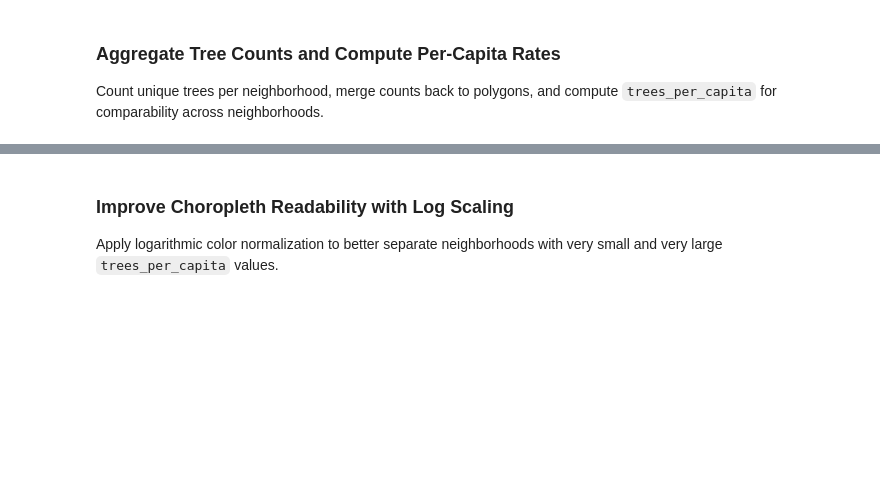
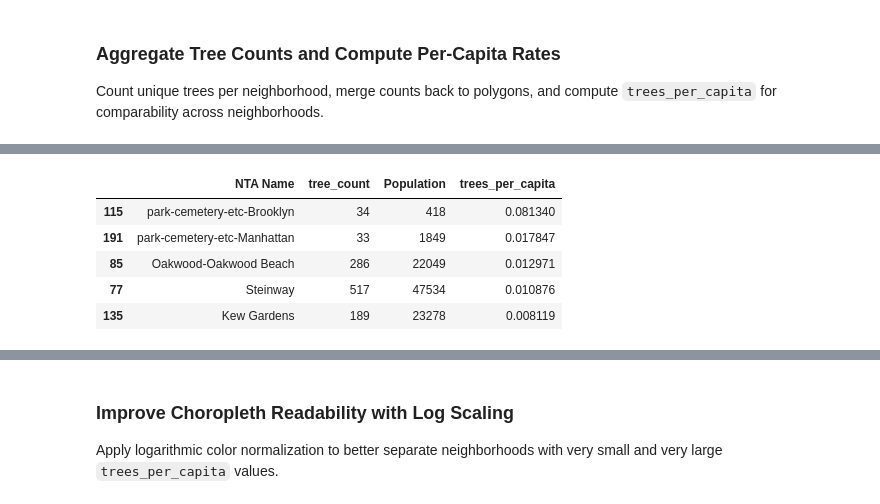
Before and after one commit to bilalpervaiz/Geospatial-Data-Analytics-with-GeoPandas-and-Matplotlib-and-OSMnx-OverPy, a Jupyter notebook: Geospatial_Data_Analytics.ipynb, the cells around one changed output, grey strips where cells are left out. Saved outputs shown, nothing was run; the diff lists cells and outputs as text; code cells hidden in the pictures; blank space fills up the shorter version.

```diff
--- a/Geospatial_Data_Analytics.ipynb
+++ b/Geospatial_Data_Analytics.ipynb
@@ -336,7 +629,14 @@ gdf_join_tree.head(3)
 gdf_join_tree['trees_per_capita'] = gdf_join_tree['tree_count'] / gdf_join_tree['Population']
 gdf_join_tree = gdf_join_tree.sort_values(by = 'trees_per_capita', ascending = False)
 # %%
-gdf_join_tree[['NTA Name', 'tree_count', 'Population', 'trees_per_capita']].head(10)
+gdf_join_tree[['NTA Name', 'tree_count', 'Population', 'trees_per_capita']].head(5)
+# %% [output]
+|  | NTA Name | tree_count | Population | trees_per_capita |
+| 115 | park-cemetery-etc-Brooklyn | 34 | 418 | 0.081340 |
+| 191 | park-cemetery-etc-Manhattan | 33 | 1849 | 0.017847 |
+| 85 | Oakwood-Oakwood Beach | 286 | 22049 | 0.012971 |
+| 77 | Steinway | 517 | 47534 | 0.010876 |
+| 135 | Kew Gardens | 189 | 23278 | 0.008119 |
 # %%
 import matplotlib.pyplot as plt
 
```
Also changed, not shown: parts of 52 cells of this notebook, 3 other files.
